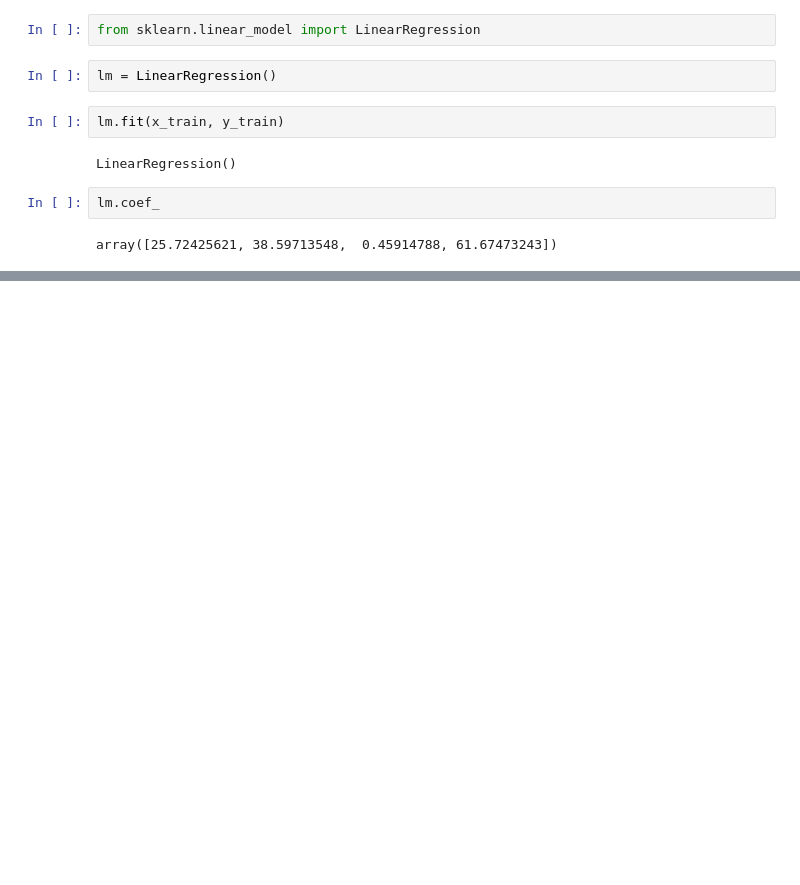
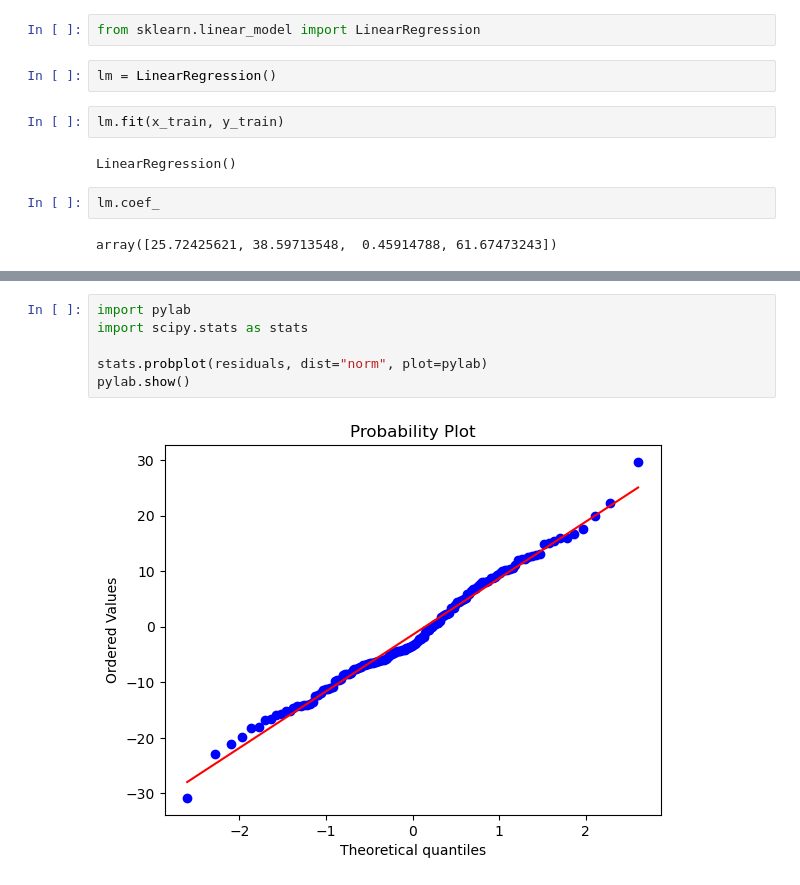
Before and after one commit to CodeByDeepankar/linear-regression-ml, a Jupyter notebook: test.ipynb, the cells around one changed output, grey strips where cells are left out. Drawn from its saved outputs; the diff is of its cells as text; blank space fills up the shorter version.

```diff
--- a/test.ipynb
+++ b/test.ipynb
@@ -106,0 +181,8 @@ array([25.72425621, 38.59713548,  0.45914788, 61.67473243])
+# %%
+import pylab
+import scipy.stats as stats
+
+stats.probplot(residuals, dist="norm", plot=pylab)
+pylab.show()
+# %% [output]
+[figure, added]
```
Also changed, not shown: parts of 13 cells of this notebook.
